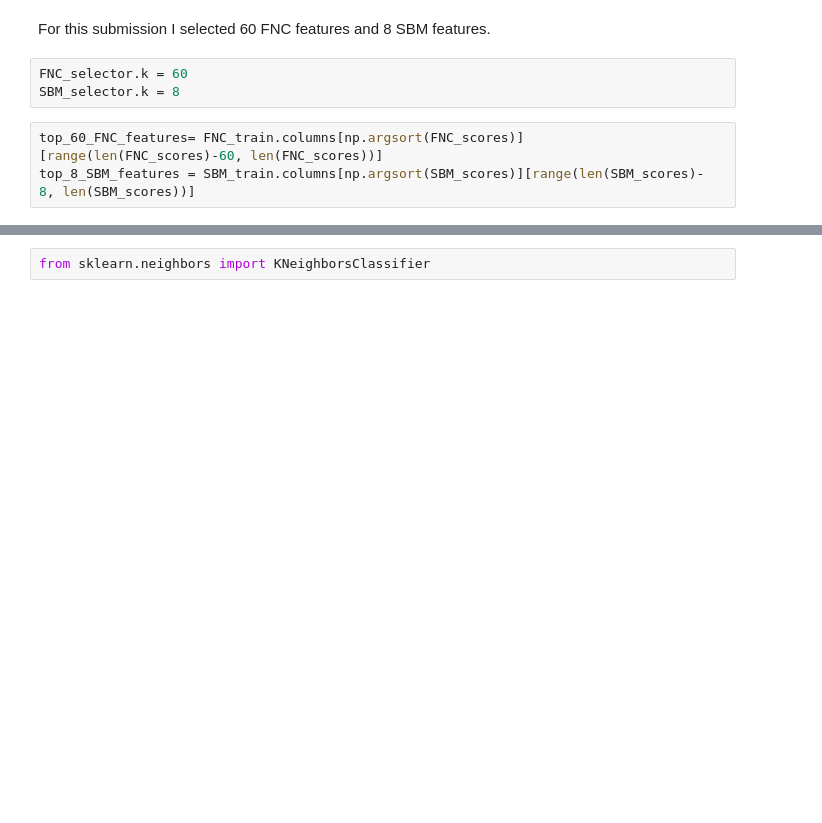
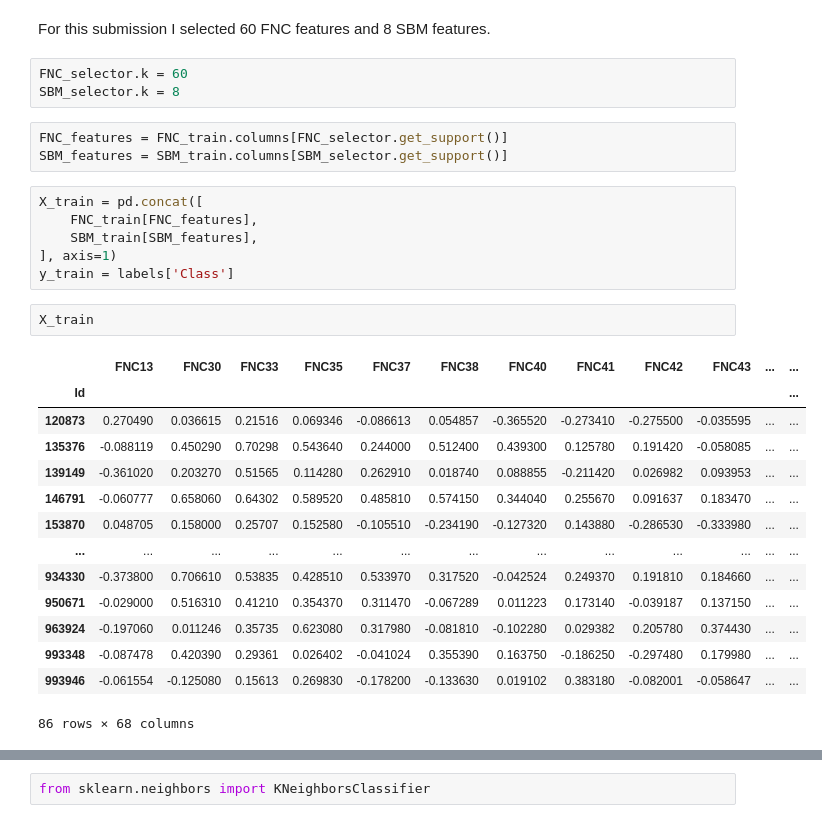
Before and after one commit to KonstantinTogoi/MLSP2014, a Jupyter notebook: submission_842079.ipynb, the cells around one changed output, grey strips where cells are left out. Drawn from its saved outputs; the diff is of its cells as text; blank space fills up the shorter version.

```diff
--- a/submission_842079.ipynb
+++ b/submission_842079.ipynb
@@ -116,6 +70,29 @@ For this submission I selected 60 FNC features and 8 SBM features.
 # %%
 FNC_selector.k = 60
 SBM_selector.k = 8
-# %%
-top_60_FNC_features= FNC_train.columns[np.argsort(FNC_scores)][range(len(FNC_scores)-60, len(FNC_scores))]
-top_8_SBM_features = SBM_train.columns[np.argsort(SBM_scores)][range(len(SBM_scores)- 8, len(SBM_scores))]
+# %%
+FNC_features = FNC_train.columns[FNC_selector.get_support()]
+SBM_features = SBM_train.columns[SBM_selector.get_support()]
+# %%
+X_train = pd.concat([
+    FNC_train[FNC_features],
+    SBM_train[SBM_features],
+], axis=1)
+y_train = labels['Class']
+# %%
+X_train
+# %% [output]
+|  | FNC13 | FNC30 | FNC33 | FNC35 | FNC37 | FNC38 | FNC40 | FNC41 | FNC42 | FNC43 | ... | ... |
+| Id |  |  |  |  |  |  |  |  |  |  |  | ... |
+| 120873 | 0.270490 | 0.036615 | 0.21516 | 0.069346 | -0.086613 | 0.054857 | -0.365520 | -0.273410 | -0.275500 | -0.035595 | ... | ... |
+| 135376 | -0.088119 | 0.450290 | 0.70298 | 0.543640 | 0.244000 | 0.512400 | 0.439300 | 0.125780 | 0.191420 | -0.058085 | ... | ... |
+| 139149 | -0.361020 | 0.203270 | 0.51565 | 0.114280 | 0.262910 | 0.018740 | 0.088855 | -0.211420 | 0.026982 | 0.093953 | ... | ... |
+| 146791 | -0.060777 | 0.658060 | 0.64302 | 0.589520 | 0.485810 | 0.574150 | 0.344040 | 0.255670 | 0.091637 | 0.183470 | ... | ... |
+| 153870 | 0.048705 | 0.158000 | 0.25707 | 0.152580 | -0.105510 | -0.234190 | -0.127320 | 0.143880 | -0.286530 | -0.333980 | ... | ... |
+| ... | ... | ... | ... | ... | ... | ... | ... | ... | ... | ... | ... | ... |
+| 934330 | -0.373800 | 0.706610 | 0.53835 | 0.428510 | 0.533970 | 0.317520 | -0.042524 | 0.249370 | 0.191810 | 0.184660 | ... | ... |
+| 950671 | -0.029000 | 0.516310 | 0.41210 | 0.354370 | 0.311470 | -0.067289 | 0.011223 | 0.173140 | -0.039187 | 0.137150 | ... | ... |
+| 963924 | -0.197060 | 0.011246 | 0.35735 | 0.623080 | 0.317980 | -0.081810 | -0.102280 | 0.029382 | 0.205780 | 0.374430 | ... | ... |
+| 993348 | -0.087478 | 0.420390 | 0.29361 | 0.026402 | -0.041024 | 0.355390 | 0.163750 | -0.186250 | -0.297480 | 0.179980 | ... | ... |
+| 993946 | -0.061554 | -0.125080 | 0.15613 | 0.269830 | -0.178200 | -0.133630 | 0.019102 | 0.383180 | -0.082001 | -0.058647 | ... | ... |
+86 rows × 68 columns
```
Also changed, not shown: parts of 18 cells of this notebook.
